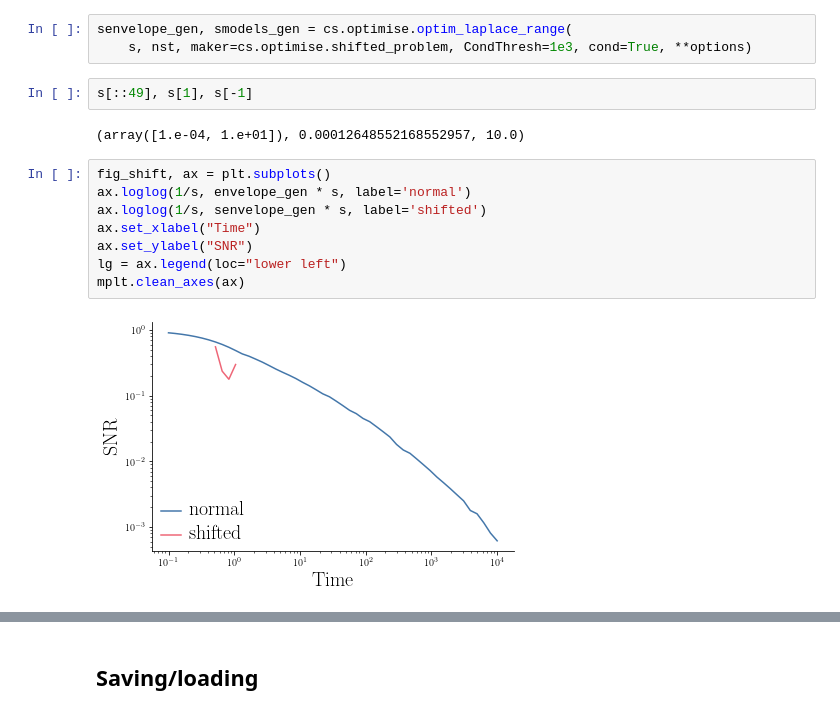
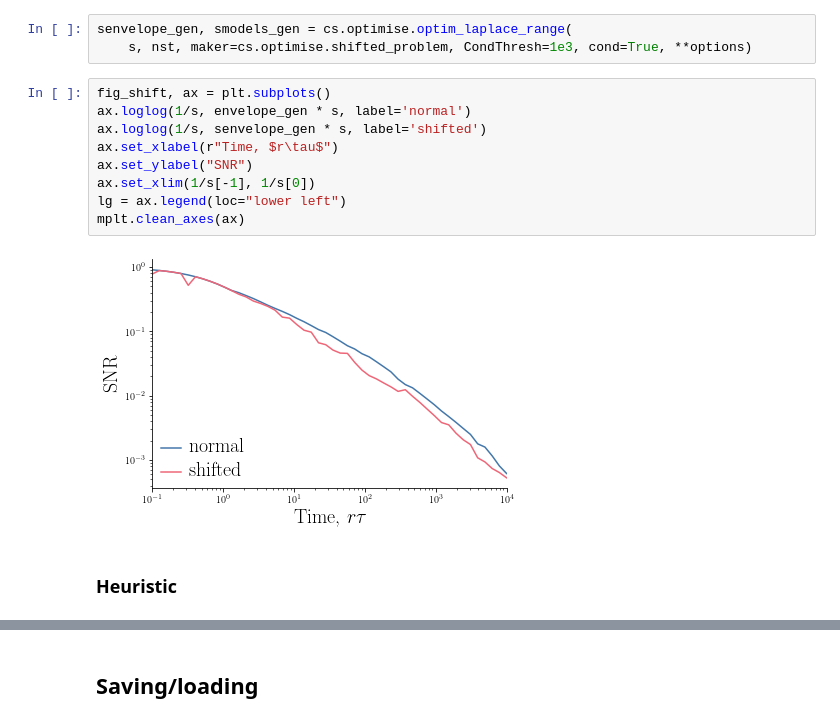
Before and after one commit to ganguli-lab/Complex_Synapse, a Jupyter notebook: Code/Python/plots.ipynb, the cells around one changed output, grey strips where cells are left out. Saved outputs shown, nothing was run; the diff lists cells and outputs as text.

```diff
--- a/Code/Python/plots.ipynb
+++ b/Code/Python/plots.ipynb
@@ -78,17 +101,16 @@ mplt.clean_axes(ax)
 # %%
 senvelope_gen, smodels_gen = cs.optimise.optim_laplace_range(
     s, nst, maker=cs.optimise.shifted_problem, CondThresh=1e3, cond=True, **options)
-# %%
-s[::49], s[1], s[-1]
-# %% [output]
-(array([1.e-04, 1.e+01]), 0.00012648552168552957, 10.0)
 # %%
 fig_shift, ax = plt.subplots()
 ax.loglog(1/s, envelope_gen * s, label='normal')
 ax.loglog(1/s, senvelope_gen * s, label='shifted')
-ax.set_xlabel("Time")
+ax.set_xlabel(r"Time, $r\tau$")
 ax.set_ylabel("SNR")
+ax.set_xlim(1/s[-1], 1/s[0])
 lg = ax.legend(loc="lower left")
 mplt.clean_axes(ax)
 # %% [output]
-[figure, old version]
+[figure, new version]
+# %% [markdown]
+### Heuristic
```
Also changed, not shown: parts of 18 cells of this notebook, 13 other files.
